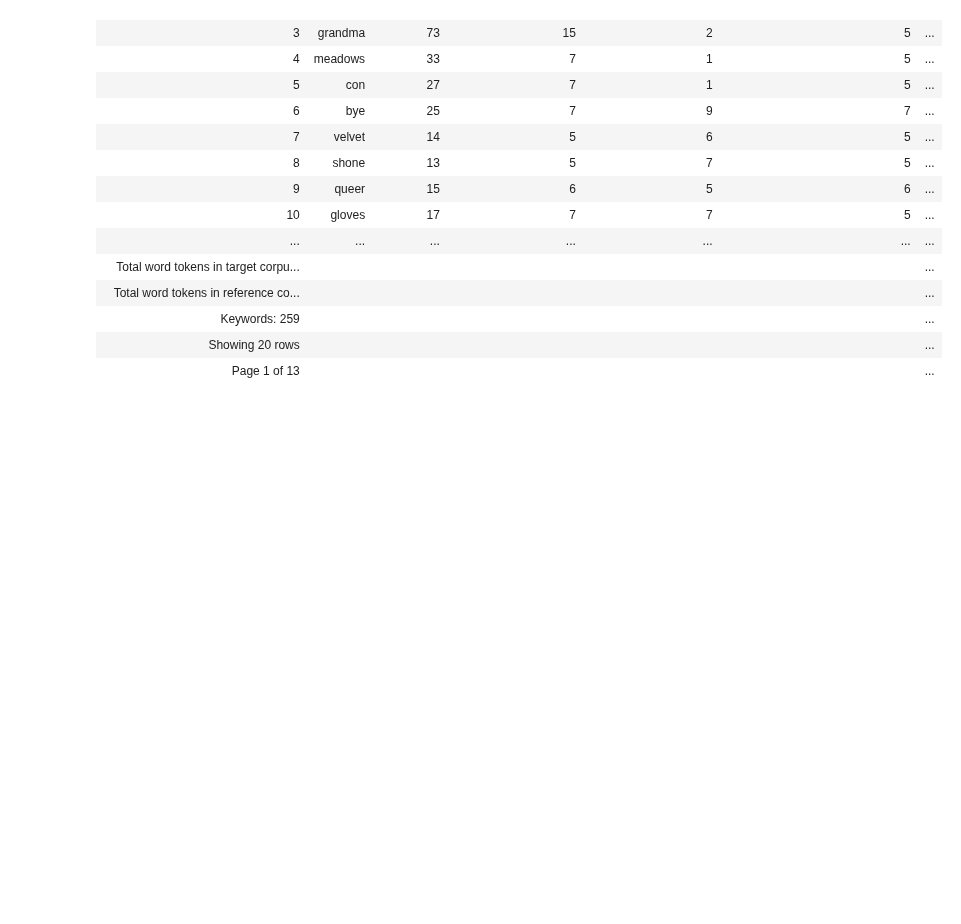
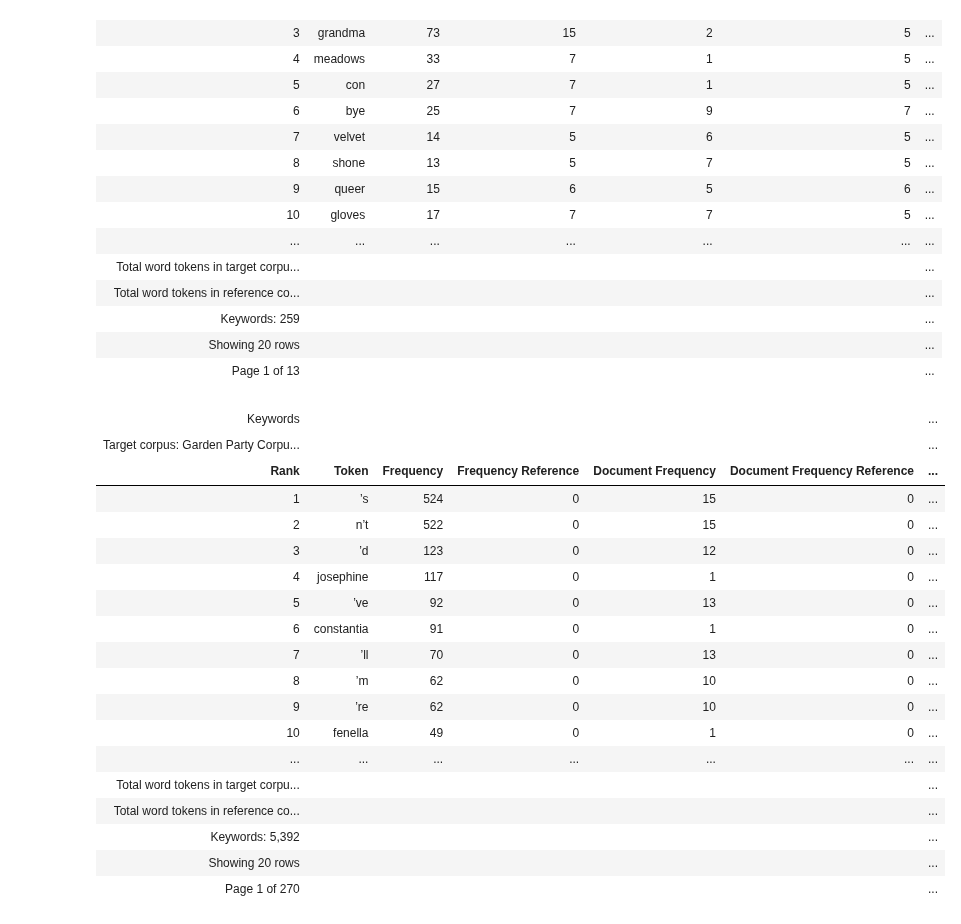
Before and after one commit to polsci/conc, a Jupyter notebook: nbs/api/73_keyness.ipynb, the cells around one changed output. Drawn from its saved outputs; the diff is of its cells as text; code cells hidden in the pictures; blank space fills up the shorter version.

Commit message:
add list corpus support to keywords report

```diff
--- a/nbs/api/73_keyness.ipynb
+++ b/nbs/api/73_keyness.ipynb
@@ -50,8 +50,8 @@ path_to_gardenparty_listcorpus = f'{save_path}garden-party.listcorpus'
 class Keyness:
 	""" Class for keyness analysis reporting. """
 	def __init__(self,
-			  corpus:Corpus, # Corpus instance
-			  reference_corpus:Corpus # Corpus for comparison
+			  corpus:Corpus | ListCorpus, # Corpus instance
+			  reference_corpus:Corpus | ListCorpus # Corpus for comparison
 			  ):
 		self.corpus = corpus
 		self.reference_corpus = reference_corpus
@@ -312,10 +312,32 @@ keyness.keywords(show_document_frequency = True, min_document_frequency_referenc
 | Page 1 of 13 |  |  |  |  |  | ... |
 # %%
 #| hide
-# brown_listcorpus = ListCorpus().load(path_to_brown_listcorpus)
-# #gardenparty_listcorpus = ListCorpus().load(path_to_gardenparty_listcorpus)
-# keyness_listcorpus = Keyness(corpus = gardenparty, reference_corpus = brown_listcorpus)
-# keyness_listcorpus.keywords().display()
+brown_listcorpus = ListCorpus().load(path_to_brown_listcorpus)
+gardenparty_listcorpus = ListCorpus().load(path_to_gardenparty_listcorpus)
+keyness_listcorpus = Keyness(corpus = gardenparty, reference_corpus = brown_listcorpus)
+keyness_listcorpus = Keyness(corpus = gardenparty_listcorpus, reference_corpus = brown)
+keyness_listcorpus = Keyness(corpus = gardenparty_listcorpus, reference_corpus = brown_listcorpus)
+keyness_listcorpus.keywords(show_document_frequency=True).display()
+# %% [output]
+| Keywords |  |  |  |  |  | ... |
+| Target corpus: Garden Party Corpu... |  |  |  |  |  | ... |
+| Rank | Token | Frequency | Frequency Reference | Document Frequency | Document Frequency Reference | ... |
+| 1 | ’s | 524 | 0 | 15 | 0 | ... |
+| 2 | n’t | 522 | 0 | 15 | 0 | ... |
+| 3 | ’d | 123 | 0 | 12 | 0 | ... |
+| 4 | josephine | 117 | 0 | 1 | 0 | ... |
+| 5 | ’ve | 92 | 0 | 13 | 0 | ... |
+| 6 | constantia | 91 | 0 | 1 | 0 | ... |
+| 7 | ’ll | 70 | 0 | 13 | 0 | ... |
+| 8 | ’m | 62 | 0 | 10 | 0 | ... |
+| 9 | ’re | 62 | 0 | 10 | 0 | ... |
+| 10 | fenella | 49 | 0 | 1 | 0 | ... |
+| ... | ... | ... | ... | ... | ... | ... |
+| Total word tokens in target corpu... |  |  |  |  |  | ... |
+| Total word tokens in reference co... |  |  |  |  |  | ... |
+| Keywords: 5,392 |  |  |  |  |  | ... |
+| Showing 20 rows |  |  |  |  |  | ... |
+| Page 1 of 270 |  |  |  |  |  | ... |
 # %%
 #| hide
 import nbdev; nbdev.nbdev_export()
```
